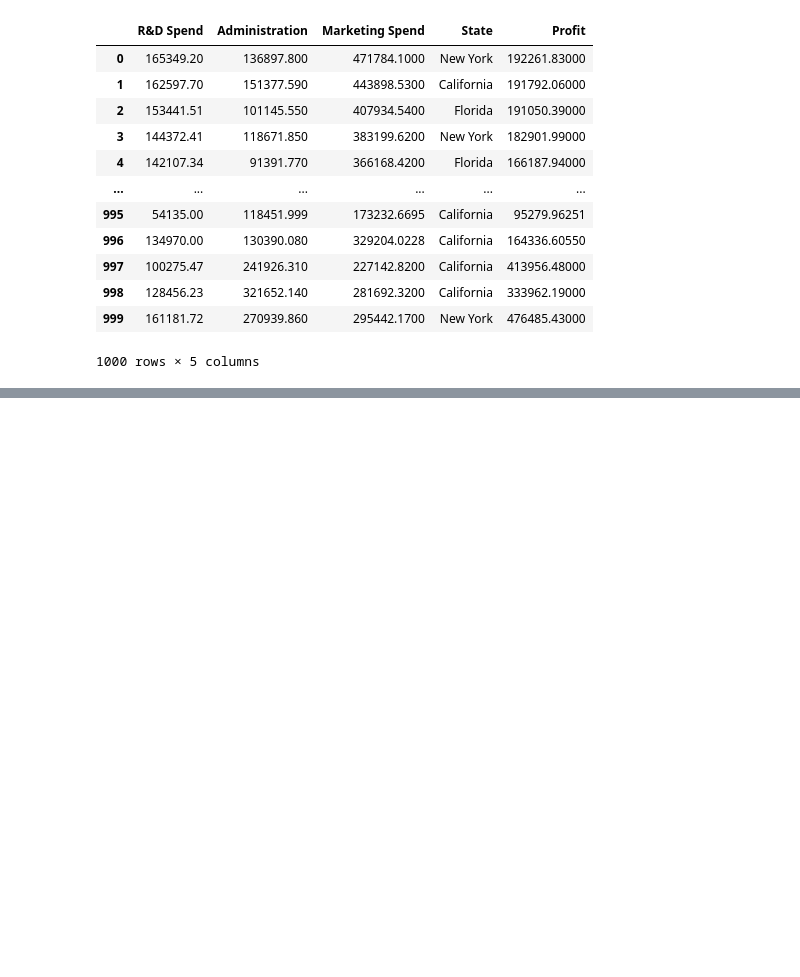
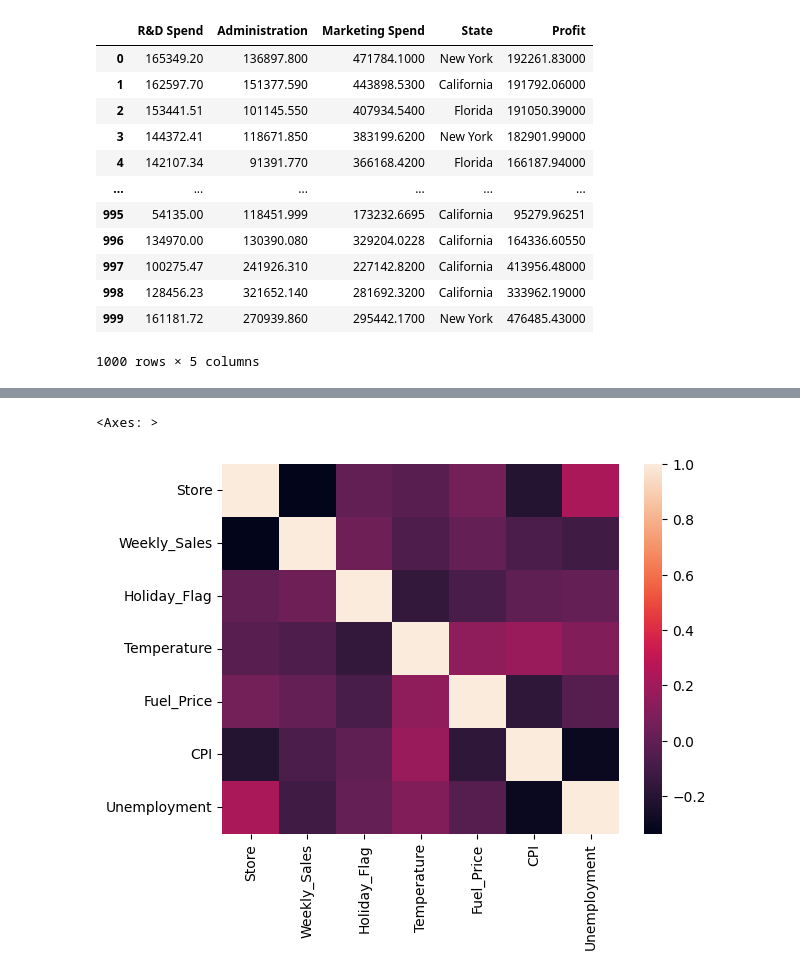
Before and after one commit to Preeth-09/AI_ML_Avanthi_preethi, a Jupyter notebook: train_test_split.ipynb, the cells around one changed output, grey strips where cells are left out. Saved outputs shown, nothing was run; the diff lists cells and outputs as text; code cells hidden in the pictures; blank space fills up the shorter version.

```diff
--- a/train_test_split.ipynb
+++ b/train_test_split.ipynb
@@ -116,0 +272,3 @@ df
+# %%
+df = pd.read_csv('/content/archive (1).zip')
+df
@@ -116,0 +289,5 @@ df
+# %%
+sns.heatmap(df.corr())
+# %% [output]
+<Axes: >
+[figure, added]
```
Also changed, not shown: parts of 29 cells of this notebook.
